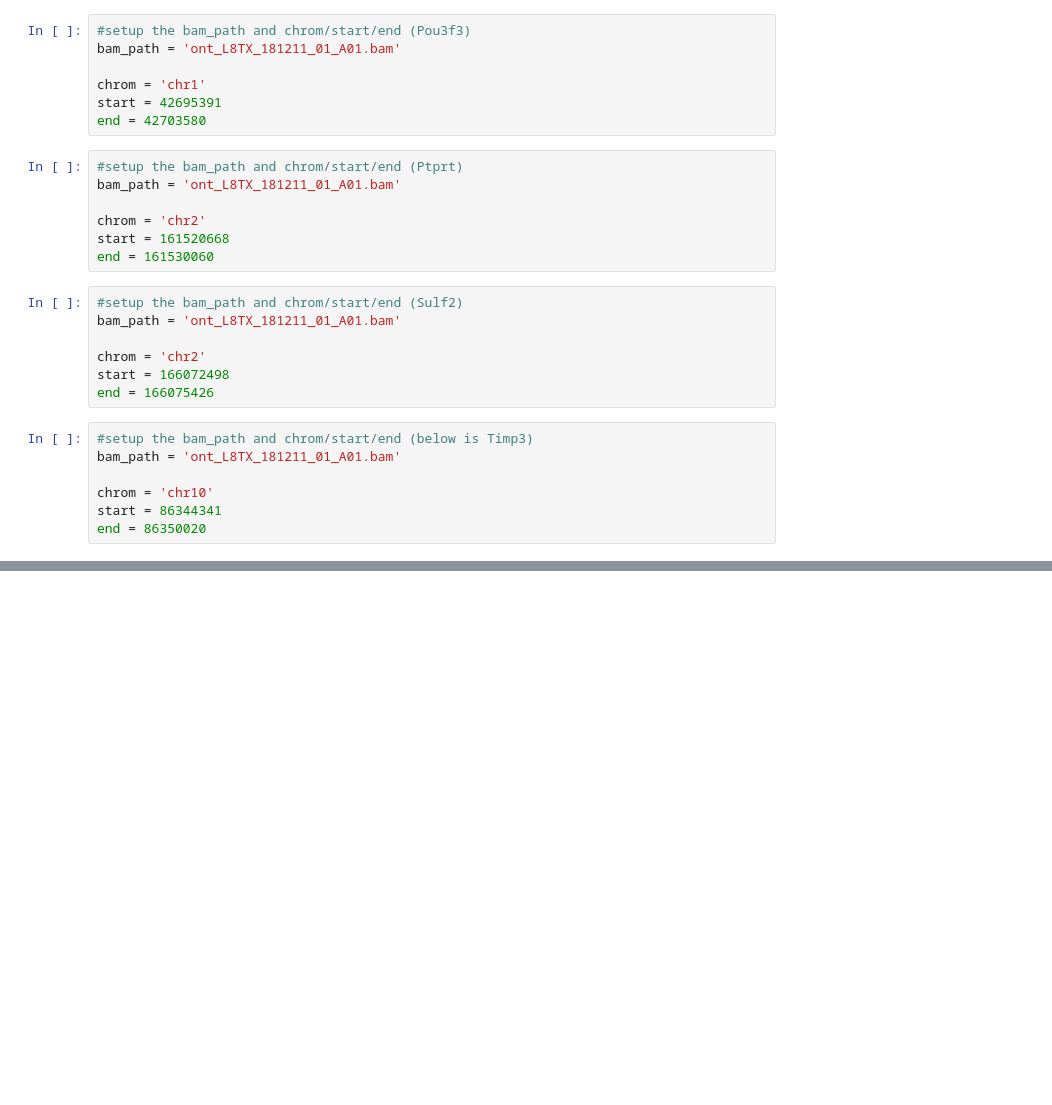
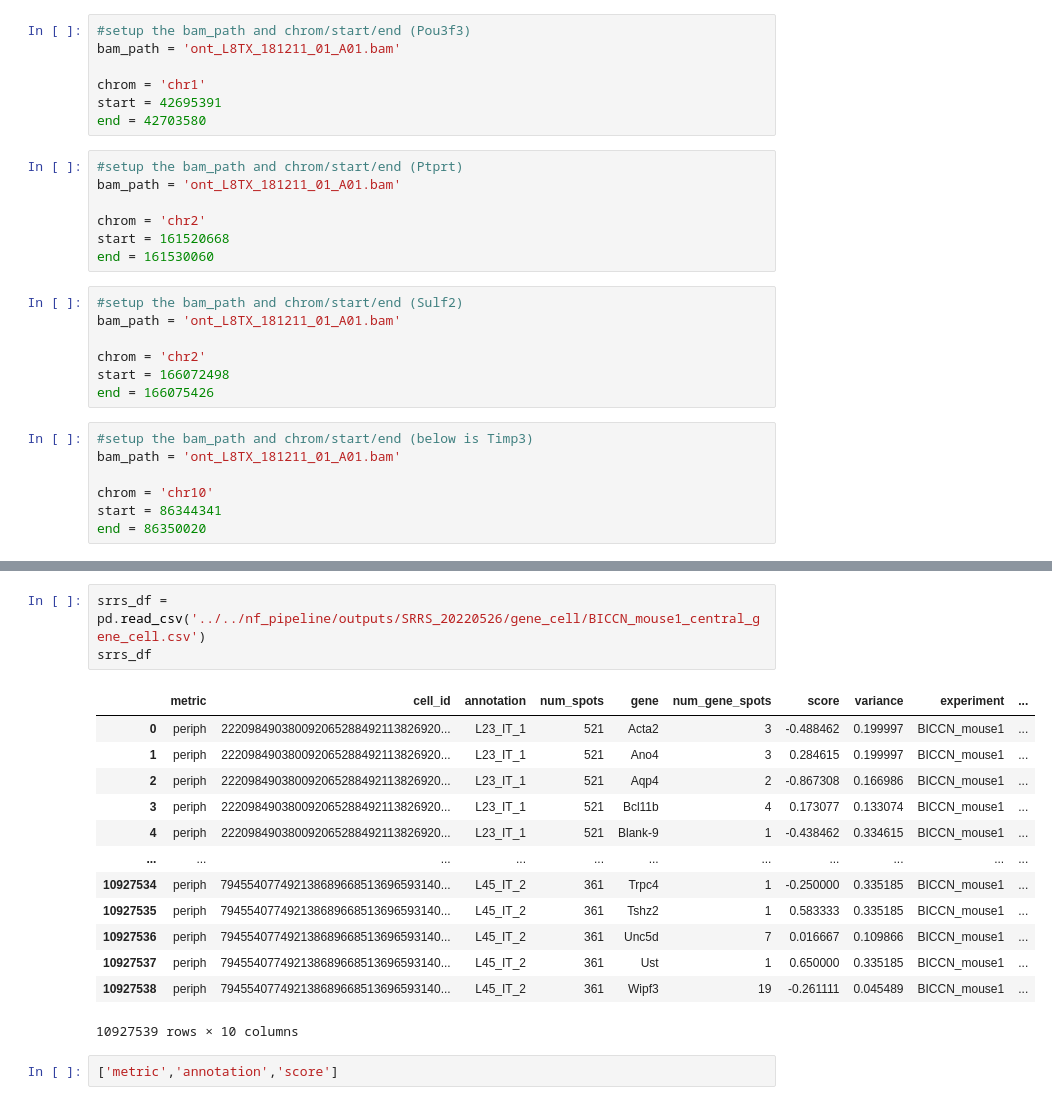
Before and after one commit to salzman-lab/SPRAWL, a Jupyter notebook: analysis/sandboxes/testing_custom_cdf_plotting.ipynb, the cells around one changed output, grey strips where cells are left out. Saved outputs shown, nothing was run; the diff lists cells and outputs as text; blank space fills up the shorter version.

```diff
--- a/analysis/sandboxes/testing_custom_cdf_plotting.ipynb
+++ b/analysis/sandboxes/testing_custom_cdf_plotting.ipynb
@@ -94,3 +101,22 @@ gtf.head()
+# %%
+srrs_df = pd.read_csv('../../nf_pipeline/outputs/SRRS_20220526/gene_cell/BICCN_mouse1_central_gene_cell.csv')
+srrs_df
+# %% [output]
+|  | metric | cell_id | annotation | num_spots | gene | num_gene_spots | score | variance | experiment | ... |
+| 0 | periph | 222098490380092065288492113826920... | L23_IT_1 | 521 | Acta2 | 3 | -0.488462 | 0.199997 | BICCN_mouse1 | ... |
+| 1 | periph | 222098490380092065288492113826920... | L23_IT_1 | 521 | Ano4 | 3 | 0.284615 | 0.199997 | BICCN_mouse1 | ... |
+| 2 | periph | 222098490380092065288492113826920... | L23_IT_1 | 521 | Aqp4 | 2 | -0.867308 | 0.166986 | BICCN_mouse1 | ... |
+| 3 | periph | 222098490380092065288492113826920... | L23_IT_1 | 521 | Bcl11b | 4 | 0.173077 | 0.133074 | BICCN_mouse1 | ... |
+| 4 | periph | 222098490380092065288492113826920... | L23_IT_1 | 521 | Blank-9 | 1 | -0.438462 | 0.334615 | BICCN_mouse1 | ... |
+| ... | ... | ... | ... | ... | ... | ... | ... | ... | ... | ... |
+| 10927534 | periph | 794554077492138689668513696593140... | L45_IT_2 | 361 | Trpc4 | 1 | -0.250000 | 0.335185 | BICCN_mouse1 | ... |
+| 10927535 | periph | 794554077492138689668513696593140... | L45_IT_2 | 361 | Tshz2 | 1 | 0.583333 | 0.335185 | BICCN_mouse1 | ... |
+| 10927536 | periph | 794554077492138689668513696593140... | L45_IT_2 | 361 | Unc5d | 7 | 0.016667 | 0.109866 | BICCN_mouse1 | ... |
+| 10927537 | periph | 794554077492138689668513696593140... | L45_IT_2 | 361 | Ust | 1 | 0.650000 | 0.335185 | BICCN_mouse1 | ... |
+| 10927538 | periph | 794554077492138689668513696593140... | L45_IT_2 | 361 | Wipf3 | 19 | -0.261111 | 0.045489 | BICCN_mouse1 | ... |
+10927539 rows × 10 columns
+# %%
+['metric','annotation','score']
 # %%
 %%time
 importlib.reload(plotting)
```
Also changed, not shown: parts of 2 cells of this notebook, 7 other files.
